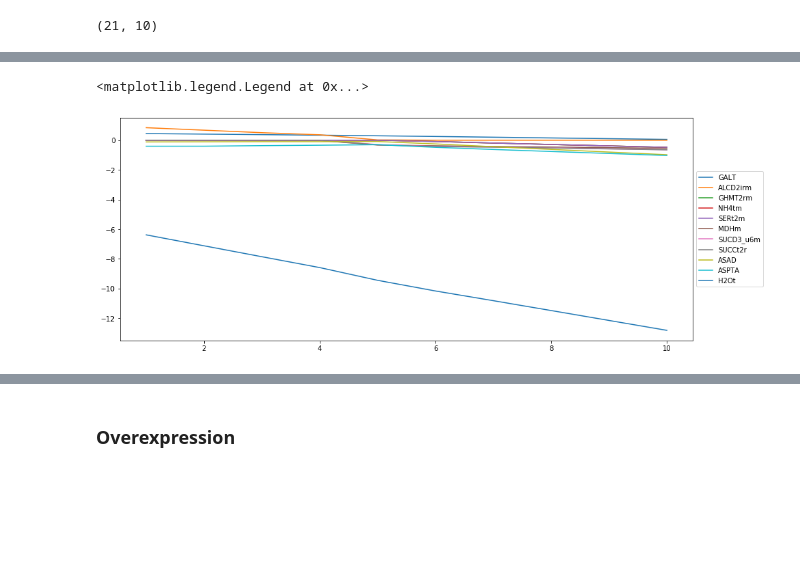
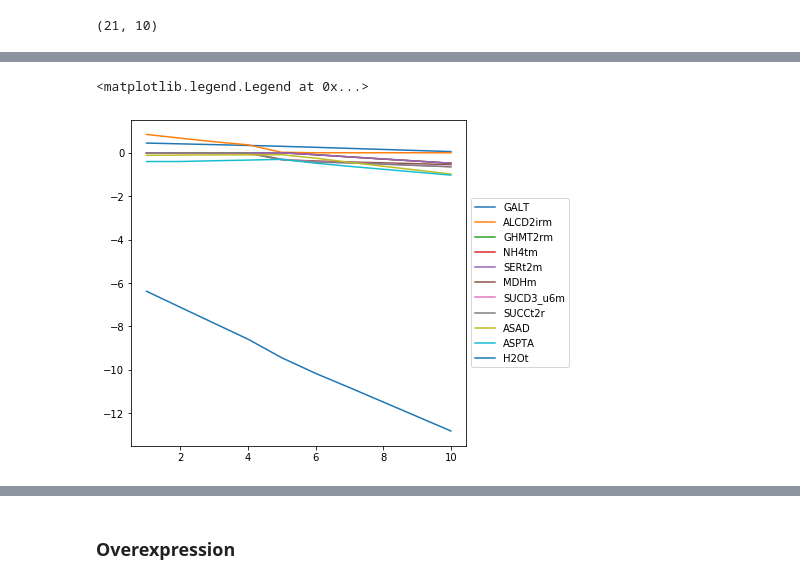
Before and after one commit to 27410/27410-group-assigment-group-4-resveratrol-in-s-cerevisiae, a Jupyter notebook: analysis/05.over_expression.ipynb, the cells around one changed output, grey strips where cells are left out. Cells and saved outputs as stored; diff of their text form; code cells hidden in the pictures; blank space fills up the shorter version.

```diff
--- a/analysis/05.over_expression.ipynb
+++ b/analysis/05.over_expression.ipynb
@@ -90,11 +90,11 @@ df3
 | ASPTA | -0.404377 | -0.402479 | -0.367230 | -0.337187 | -0.301754 | -0.480449 | -0.624025 | -0.759863 | -0.894448 | -1.029032 |
 | H2Ot | -6.378573 | -7.115944 | -7.852077 | -8.583810 | -9.441623 | -10.160166 | -10.813612 | -11.478665 | -12.145598 | -12.812532 |
 # %%
-df3.T.plot(figsize=(15,6))
+df3.T.plot(figsize=(6,6))
 plt.legend(loc='center left', bbox_to_anchor=(1, 0.5))
 # %% [output]
 <matplotlib.legend.Legend at 0x...>
-[figure, old version]
+[figure, new version]
 # %%
 # List of the most important reactions for down regulation
 down=df3.index.values.tolist()
```
Also changed, not shown: parts of 2 cells of this notebook, 1 other file.
